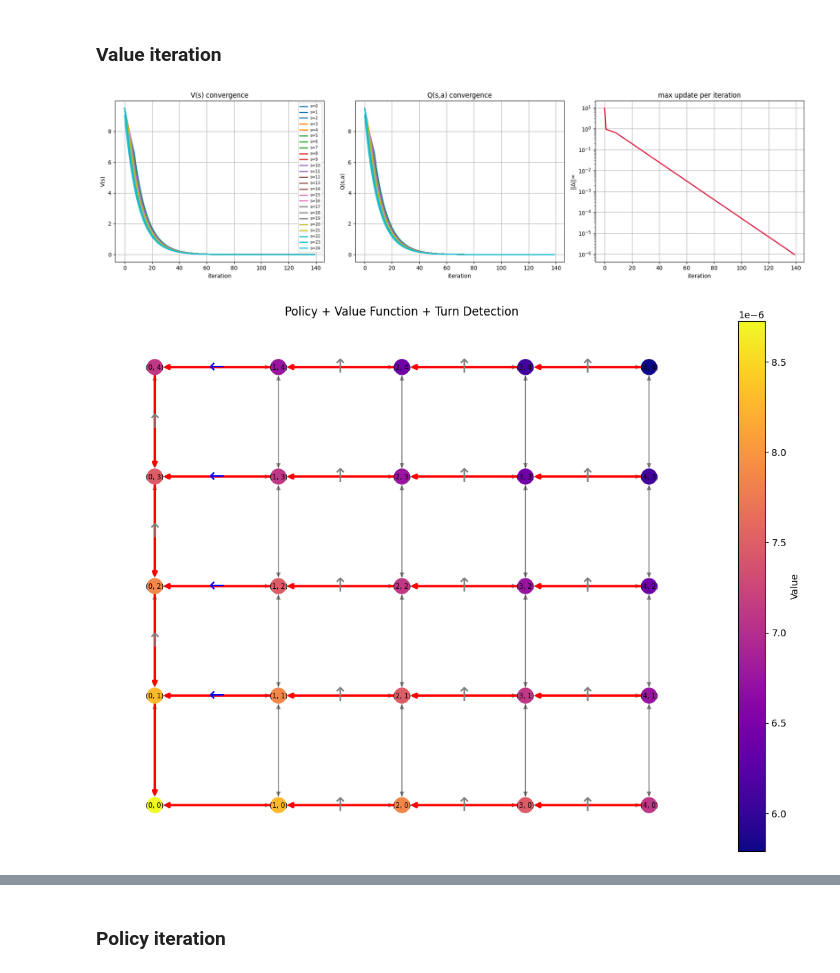
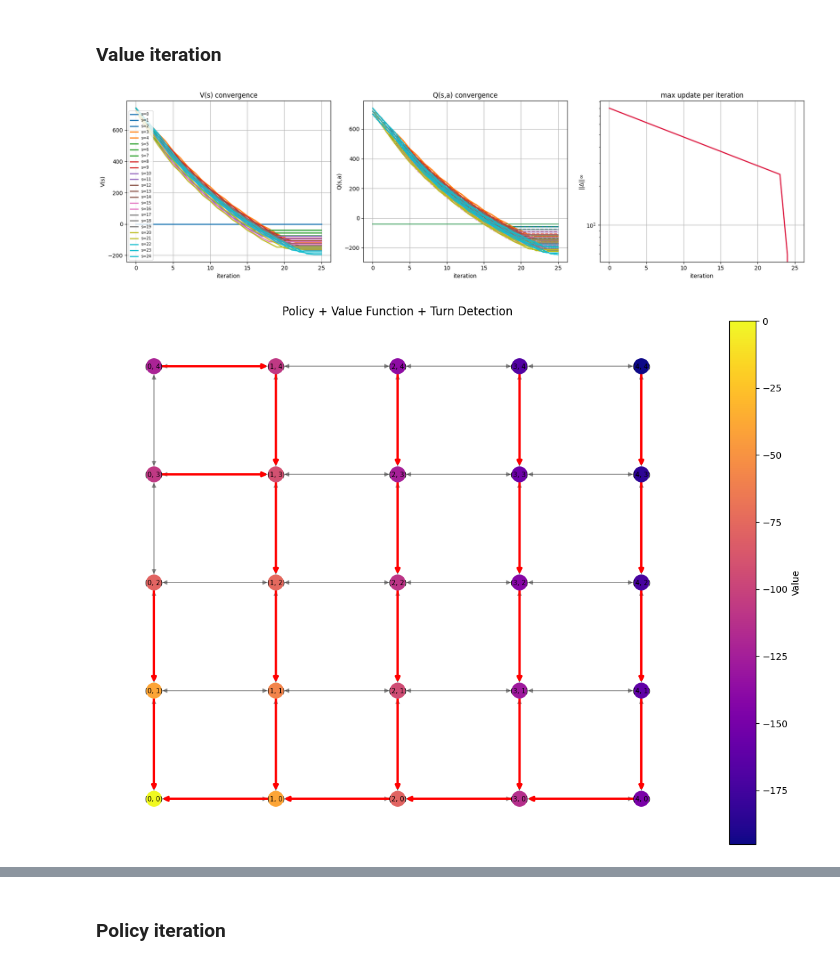
Before and after one commit to CamelPoem32/City-Navigation-Qlearn, a Jupyter notebook: test.ipynb, the cells around one changed output, grey strips where cells are left out. Saved outputs shown, nothing was run; the diff lists cells and outputs as text; code cells hidden in the pictures.

Commit message:
Val It works as well as others, improved visualization of turns,

```diff
--- a/test.ipynb
+++ b/test.ipynb
@@ -887,10 +660,6 @@ def visualize_graph(G, V, policy, nodes, node_index, turns, node_size=250, show_
 
         policy_edges.append((u,v))
 
-        if (policy[a] is not None) and (not np.isnan(policy[a])):
-            w = nodes[policy[a]]
-            if (w is not None) and (not np.isnan(policy[a])): policy_turns.append((u,v,w))
-
     if show_trajectory_only:
 
         traj=[]
@@ -910,6 +679,11 @@ def visualize_graph(G, V, policy, nodes, node_index, turns, node_size=250, show_
             next_s = nodes[a]
 
             traj.append((nodes[s], next_s))
+
+            if (policy[a] is not None) and (not np.isnan(policy[a])):
+                w = nodes[policy[a]]
+                if (w is not None) and (not np.isnan(policy[a])):
+                    policy_turns.append((nodes[s],nodes[a],w))
 
             s=a
 
@@ -938,7 +712,7 @@ def visualize_graph(G, V, policy, nodes, node_index, turns, node_size=250, show_
         )
 
     # draw turn symbols
-    for (u,v,w) in policy_turns[:50]:
+    for (u,v,w) in policy_turns:
         if u==v or u==w or v==w: continue
         t = turns[(u,v,w)]
 
@@ -1004,7 +778,7 @@ def plot_convergence(V_history, Q_history, conv, action_names=None):
     # V convergence
     ax=axes[0]
 
-    colors = plt.cm.tab10(np.linspace(0,1,NUM_STATES))
+    colors = plt.cm.tab10(np.linspace(0,1,min(NUM_STATES, 25)))
 
     for s in range(min(NUM_STATES, 25)):
         ax.plot(iters,V_arr[:,s],color=colors[s],linewidth=2,label=f"s={s}")
@@ -1056,18 +830,20 @@ def plot_convergence(V_history, Q_history, conv, action_names=None):
 # %%
 G = create_artificial_graph(5)
 
 turns = detect_turns(G)
 
 nodes,node_index,coords,neighbors = graph_to_numpy(G)
 
-V,policy, Vh, Qh, conv = value_iteration(neighbors)
+neighbors, costs = build_neighbors_costs(G, nodes, node_index, turns)
+
+V,policy, Vh, Qh, conv = value_iteration(neighbors, costs)
 
 plot_convergence(Vh, Qh, conv)
 
 visualize_graph(G,V,policy,nodes,node_index,turns, show_node_id=True, start=len(nodes)-1, show_trajectory_only=False)
 # %% [output]
-[figure, old version]
+[figure, new version]
-[figure, old version]
+[figure, new version]
 # %%
 G = create_city_graph("Piedmont, California, USA")
 # Helsinki, Finland
```
Also changed, not shown: parts of 12 cells of this notebook.
